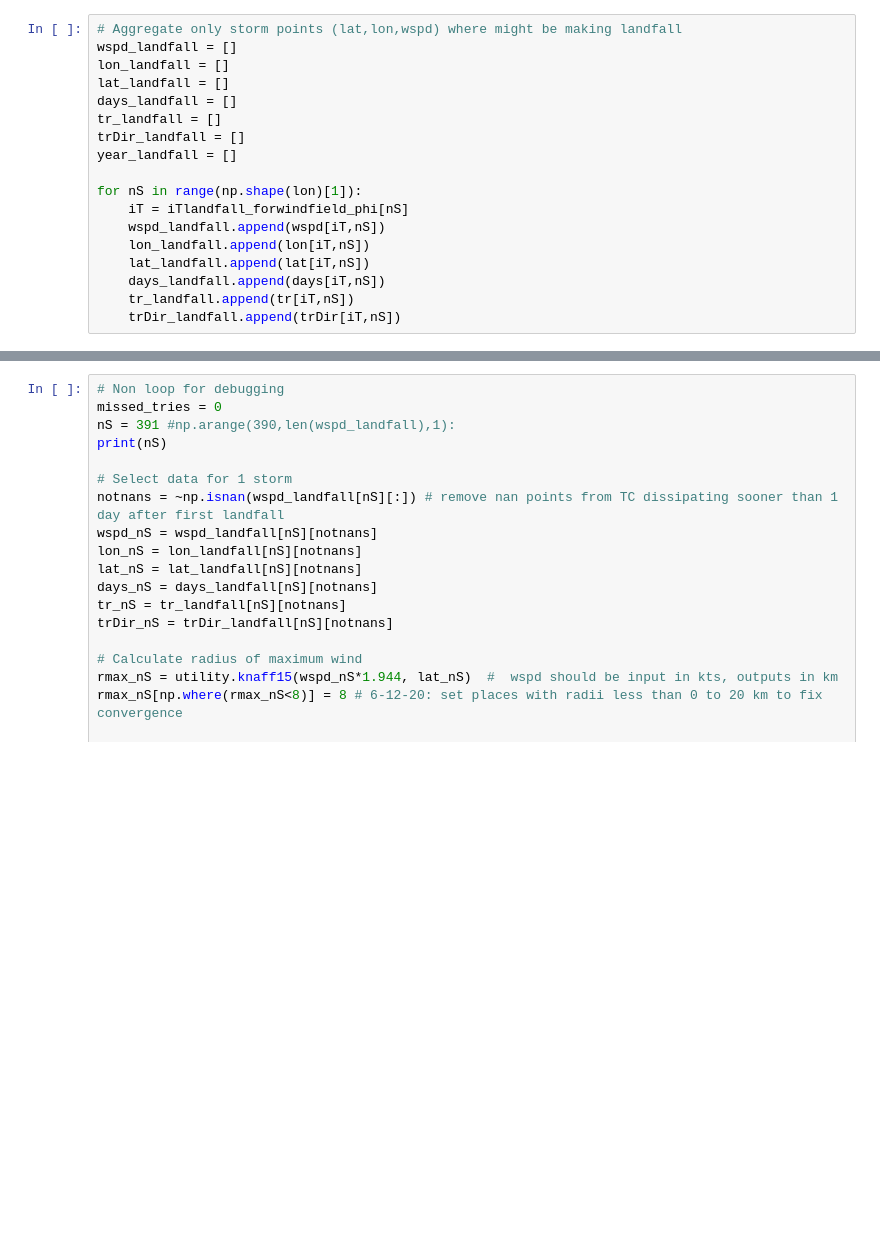
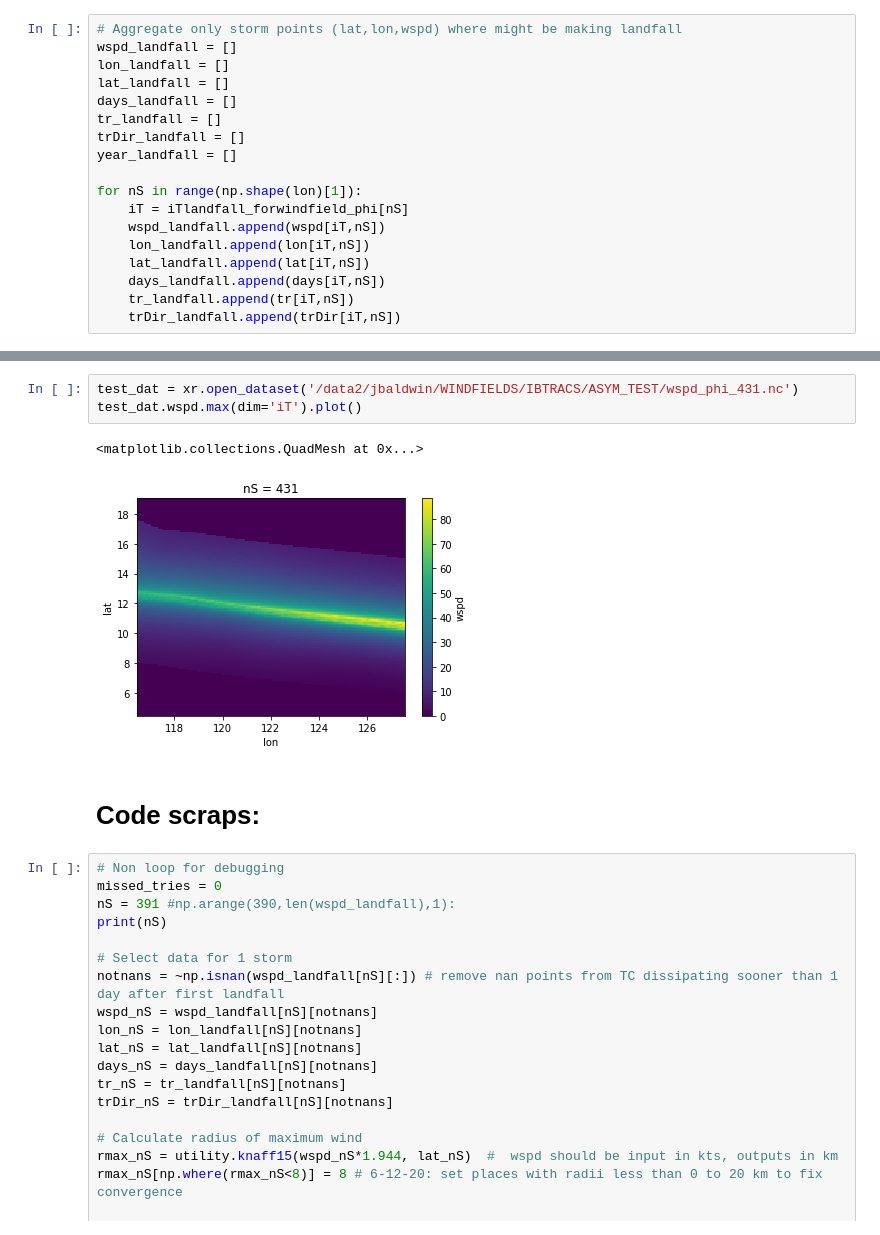
Before and after one commit to janewbaldwin/TC_Risk_WorldBank, a Jupyter notebook: WIND_HAZARD/WILLOUGHBY/willoughby_wind_fields_over_philippines_final.ipynb, the cells around one changed output, grey strips where cells are left out. Drawn from its saved outputs; the diff is of its cells as text; blank space fills up the shorter version.

```diff
--- a/WIND_HAZARD/WILLOUGHBY/willoughby_wind_fields_over_philippines_final.ipynb
+++ b/WIND_HAZARD/WILLOUGHBY/willoughby_wind_fields_over_philippines_final.ipynb
@@ -489,3 +524,11 @@ for nS in [391]: #np.arange(390,len(wspd_landfall),1):
+# %%
+test_dat = xr.open_dataset('/data2/jbaldwin/WINDFIELDS/IBTRACS/ASYM_TEST/wspd_phi_431.nc')
+test_dat.wspd.max(dim='iT').plot()
+# %% [output]
+<matplotlib.collections.QuadMesh at 0x...>
+[figure, added]
+# %% [markdown]
+# Code scraps:
 # %%
 # Non loop for debugging
 missed_tries = 0
```
Also changed, not shown: parts of 17 cells of this notebook.
